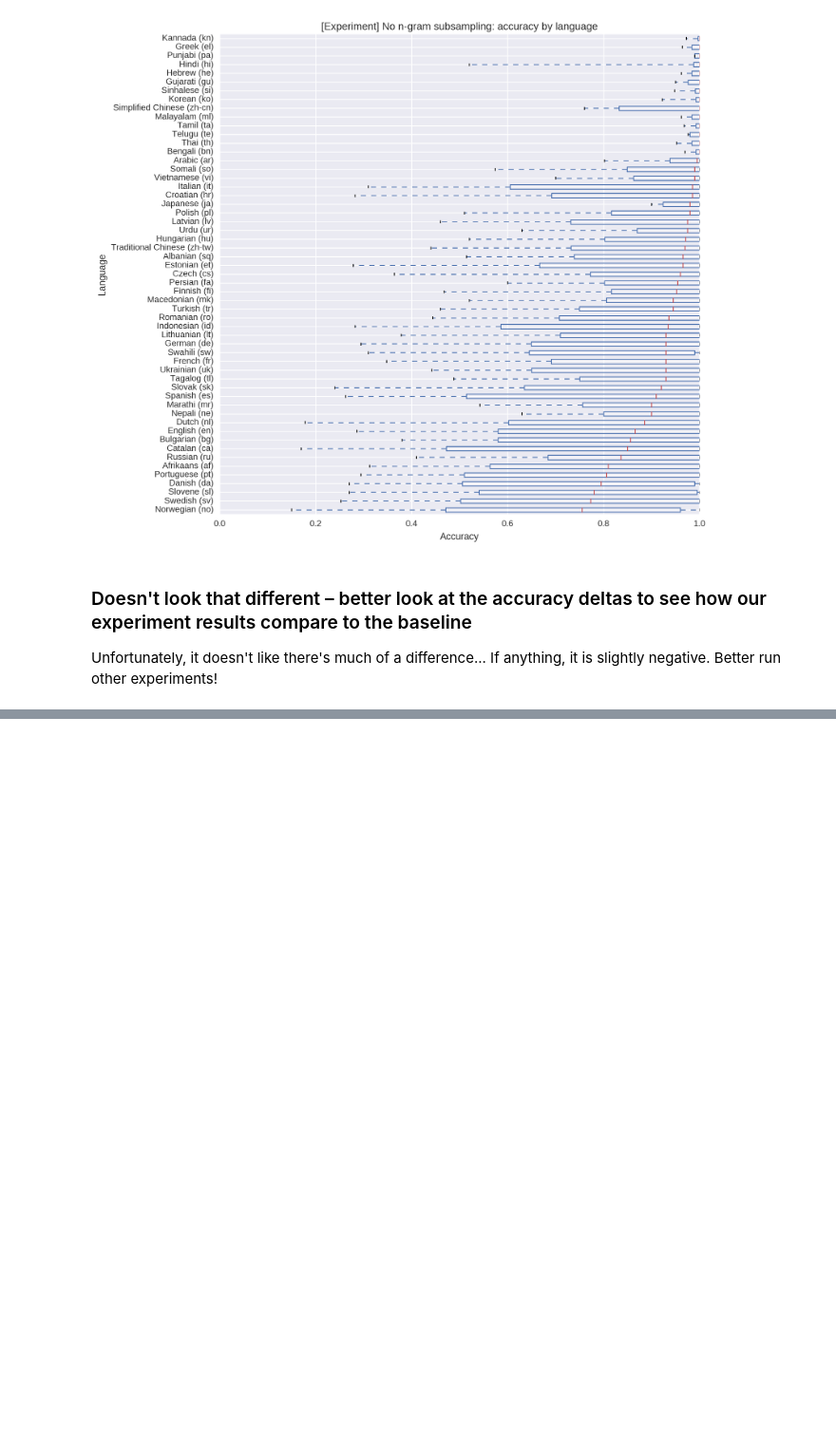
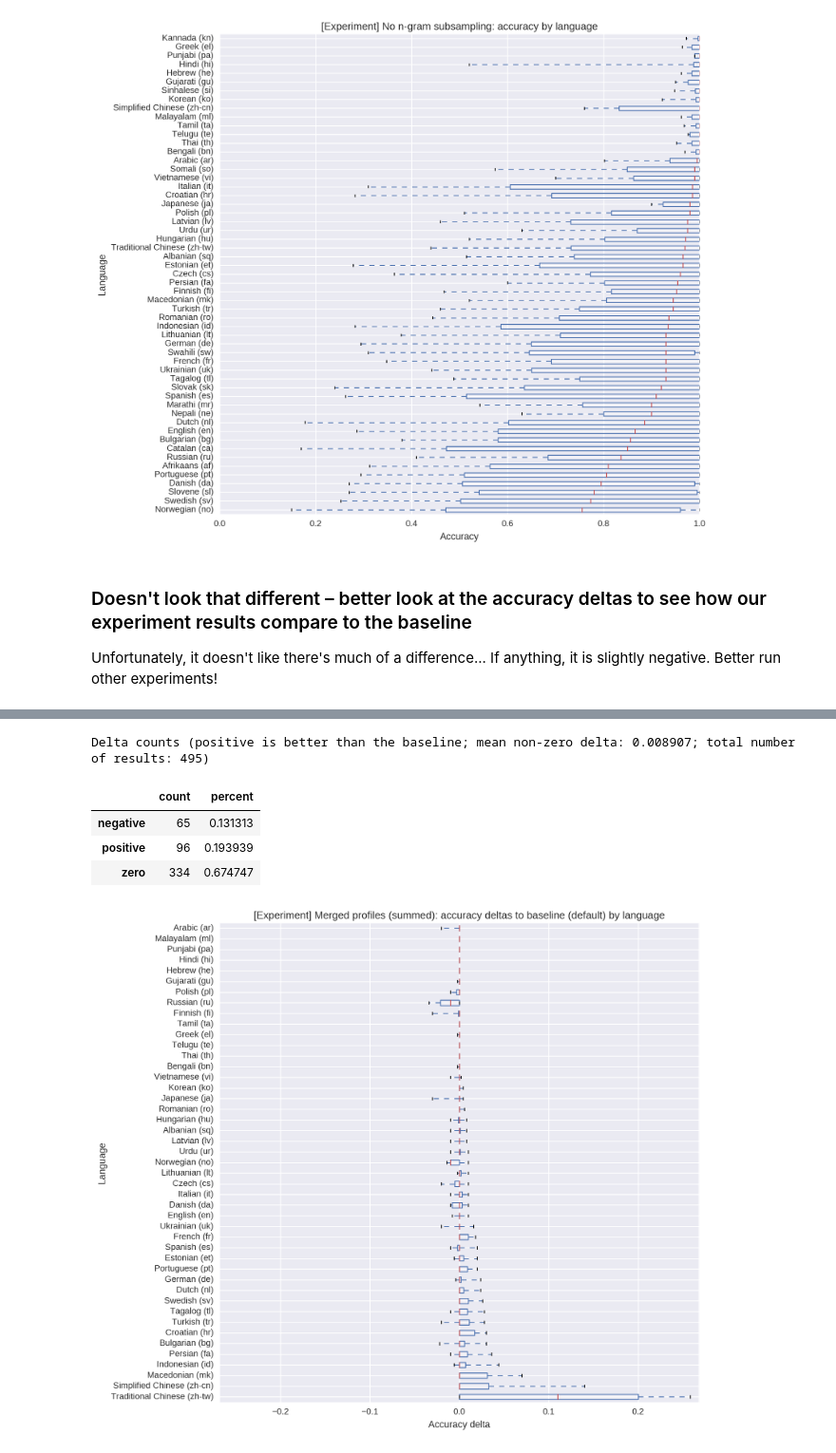
Before and after one commit to Automattic/elasticsearch-langdetect, a Jupyter notebook: experiments/Classification experiments.ipynb, the cells around one changed output, grey strips where cells are left out. Shown at 95% size. Saved outputs shown, nothing was run; the diff lists cells and outputs as text; code cells hidden in the pictures; blank space fills up the shorter version.

```diff
--- a/experiments/Classification experiments.ipynb
+++ b/experiments/Classification experiments.ipynb
@@ -185,0 +294,16 @@ Delta counts (positive is better than the baseline; total number of results: 114
+# %%
+profile_merged_sum_results = pd.read_csv('results/profile-merged-sum.csv')
+plot_accuracy_deltas_by_language(
+    default_baseline_results,
+    profile_merged_sum_results.dropna(axis=1, how='all'),
+    '[Experiment] Merged profiles (summed):',
+    order='max',
+    baseline_desc='default'
+)
+# %% [output]
+Delta counts (positive is better than the baseline; mean non-zero delta: 0.008907; total number of results: 495)
+|  | count | percent |
+| negative | 65 | 0.131313 |
+| positive | 96 | 0.193939 |
+| zero | 334 | 0.674747 |
+[figure, added]
```
Also changed, not shown: parts of 16 cells of this notebook, 3 other files.
